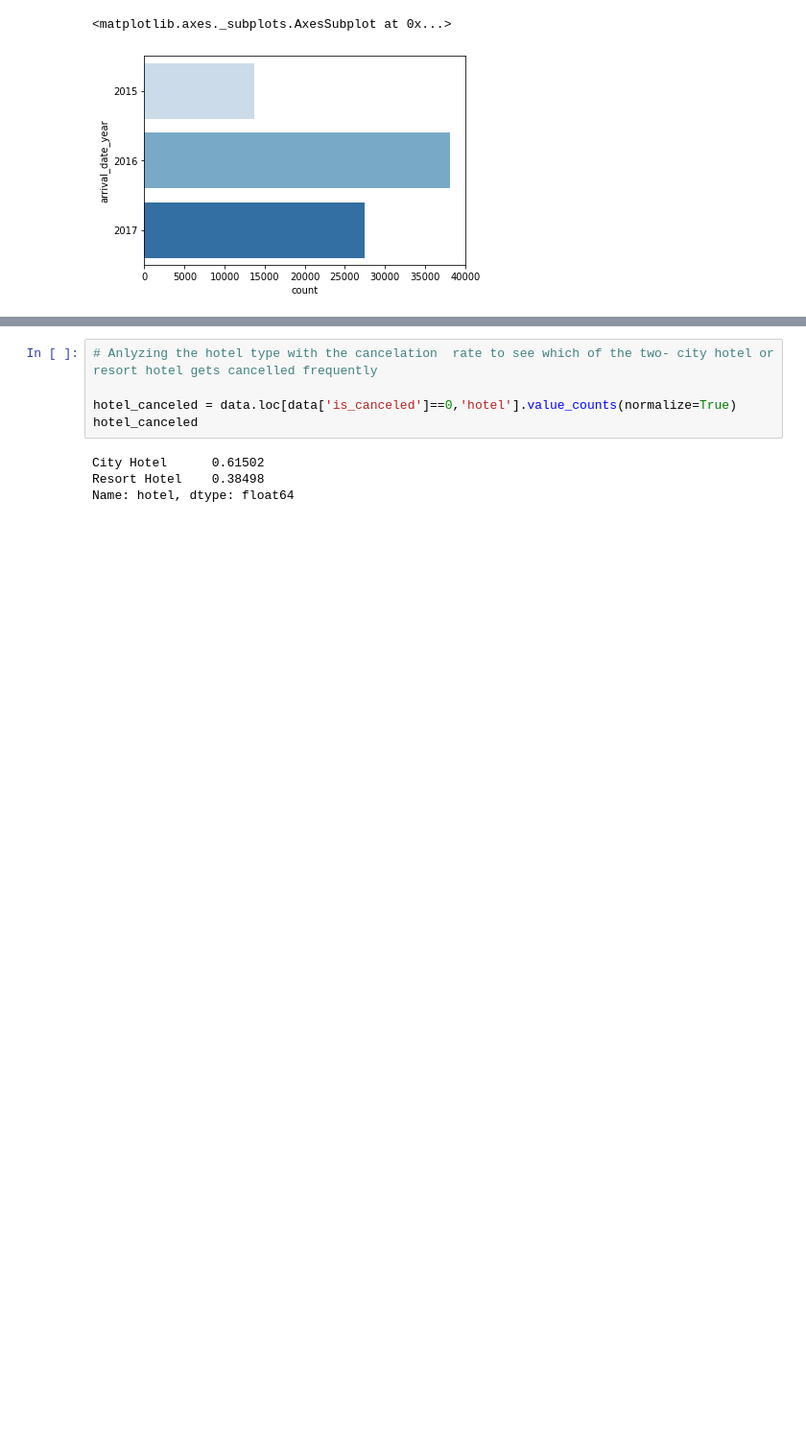
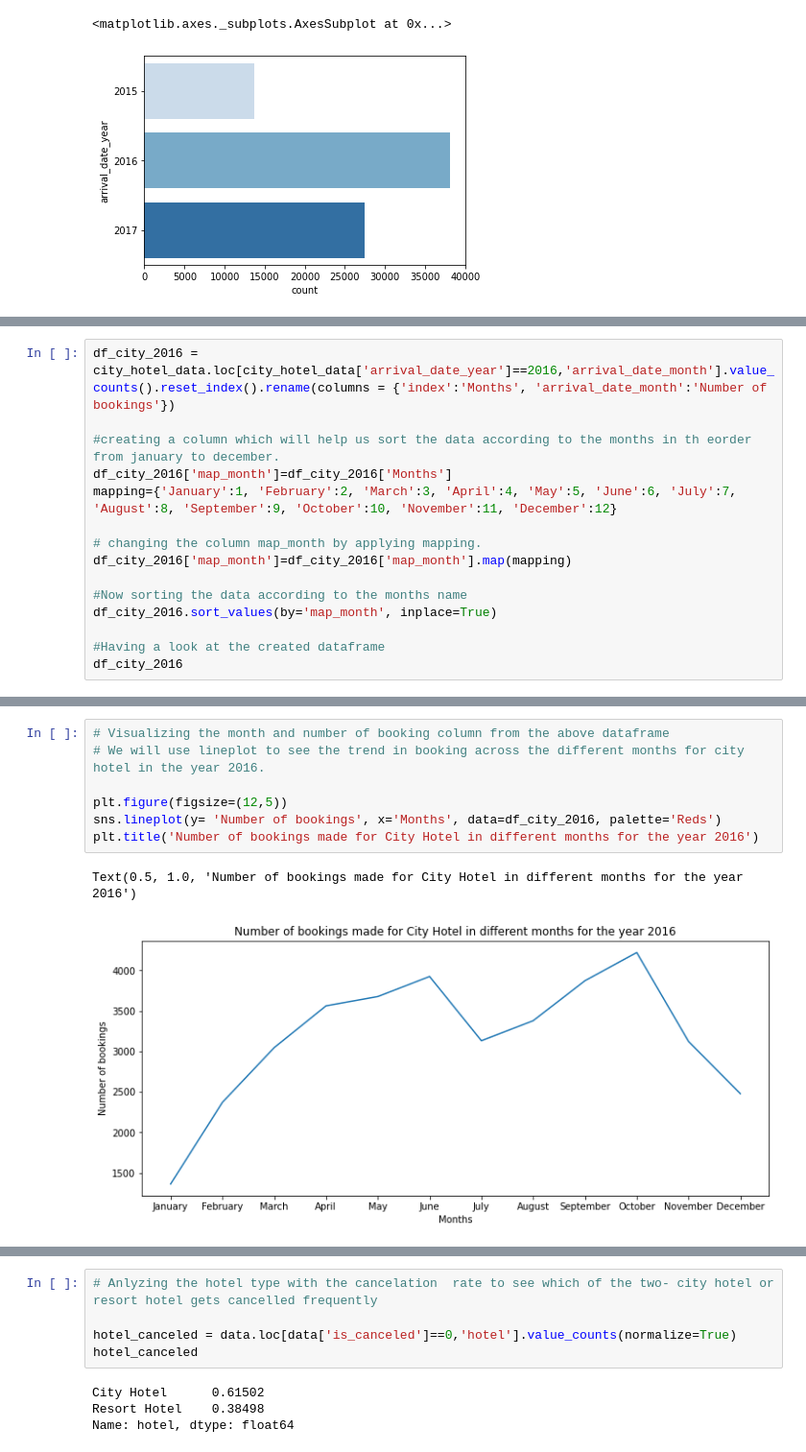
Before and after one commit to PriyankaSejwal/Hotel-Booking-Analysis, a Jupyter notebook: Priyanka_Rimo_CapstoneProject_Hotel_Booking_Analysis_Capstone_Project.ipynb, the cells around one changed output, grey strips where cells are left out. Shown at 96% size. Saved outputs shown, nothing was run; the diff lists cells and outputs as text; blank space fills up the shorter version.

```diff
--- a/Priyanka_Rimo_CapstoneProject_Hotel_Booking_Analysis_Capstone_Project.ipynb
+++ b/Priyanka_Rimo_CapstoneProject_Hotel_Booking_Analysis_Capstone_Project.ipynb
@@ -334,0 +339,15 @@ sns.countplot(y= 'arrival_date_year', data = city_hotel_data, palette='Blues')
+# %%
+df_city_2016 = city_hotel_data.loc[city_hotel_data['arrival_date_year']==2016,'arrival_date_month'].value_counts().reset_index().rename(columns = {'index':'Months', 'arrival_date_month':'Number of bookings'})
+
+#creating a column which will help us sort the data according to the months in th eorder from january to december.
+df_city_2016['map_month']=df_city_2016['Months']
+mapping={'January':1, 'February':2, 'March':3, 'April':4, 'May':5, 'June':6, 'July':7, 'August':8, 'September':9, 'October':10, 'November':11, 'December':12}
+
+# changing the column map_month by applying mapping.
+df_city_2016['map_month']=df_city_2016['map_month'].map(mapping)
+
+#Now sorting the data according to the months name
+df_city_2016.sort_values(by='map_month', inplace=True)
+
+#Having a look at the created dataframe
+df_city_2016
@@ -334,0 +368,10 @@ sns.countplot(y= 'arrival_date_year', data = city_hotel_data, palette='Blues')
+# %%
+# Visualizing the month and number of booking column from the above dataframe
+# We will use lineplot to see the trend in booking across the different months for city hotel in the year 2016.
+
+plt.figure(figsize=(12,5))
+sns.lineplot(y= 'Number of bookings', x='Months', data=df_city_2016, palette='Reds')
+plt.title('Number of bookings made for City Hotel in different months for the year 2016')
+# %% [output]
+Text(0.5, 1.0, 'Number of bookings made for City Hotel in different months for the year 2016')
+[figure, added]
```
Also changed, not shown: parts of 10 cells of this notebook.
